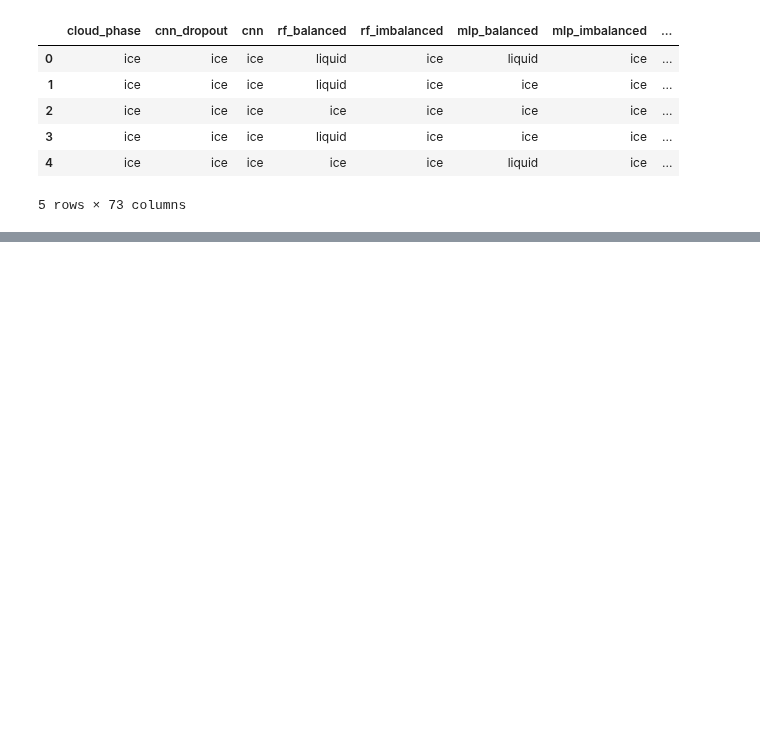
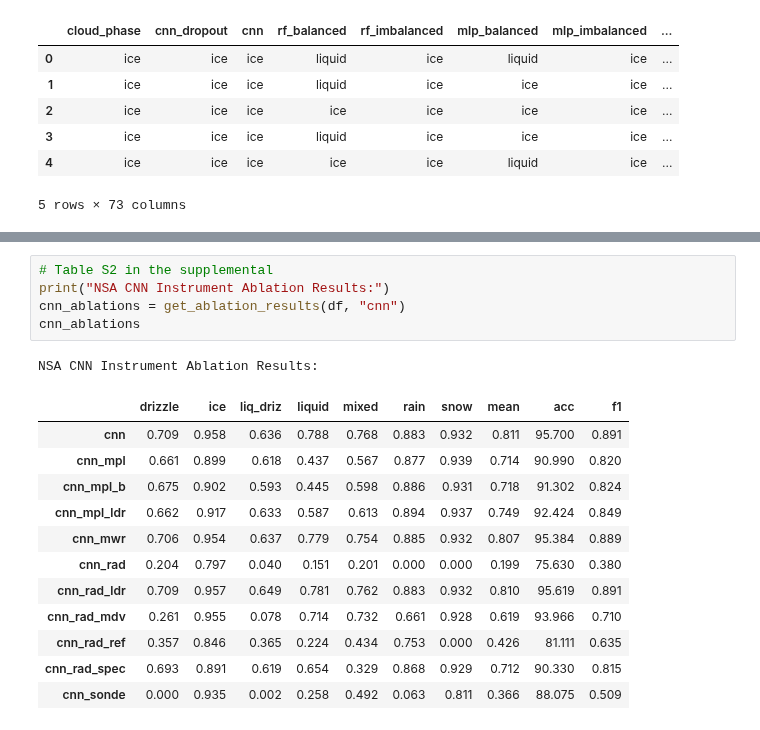
Before and after one commit to maxwelllevin/cloudphase-ml-amt, a Jupyter notebook: src/analysis/ablation.ipynb, the cells around one changed output, grey strips where cells are left out. Cells and saved outputs as stored; diff of their text form; blank space fills up the shorter version.

```diff
--- a/src/analysis/ablation.ipynb
+++ b/src/analysis/ablation.ipynb
@@ -332,0 +107,19 @@ Name: cloud_phase, dtype: float64
+# %%
+# Table S2 in the supplemental
+print("NSA CNN Instrument Ablation Results:")
+cnn_ablations = get_ablation_results(df, "cnn")
+cnn_ablations
+# %% [output]
+NSA CNN Instrument Ablation Results:
+|  | drizzle | ice | liq_driz | liquid | mixed | rain | snow | mean | acc | f1 |
+| cnn | 0.709 | 0.958 | 0.636 | 0.788 | 0.768 | 0.883 | 0.932 | 0.811 | 95.700 | 0.891 |
+| cnn_mpl | 0.661 | 0.899 | 0.618 | 0.437 | 0.567 | 0.877 | 0.939 | 0.714 | 90.990 | 0.820 |
+| cnn_mpl_b | 0.675 | 0.902 | 0.593 | 0.445 | 0.598 | 0.886 | 0.931 | 0.718 | 91.302 | 0.824 |
+| cnn_mpl_ldr | 0.662 | 0.917 | 0.633 | 0.587 | 0.613 | 0.894 | 0.937 | 0.749 | 92.424 | 0.849 |
+| cnn_mwr | 0.706 | 0.954 | 0.637 | 0.779 | 0.754 | 0.885 | 0.932 | 0.807 | 95.384 | 0.889 |
+| cnn_rad | 0.204 | 0.797 | 0.040 | 0.151 | 0.201 | 0.000 | 0.000 | 0.199 | 75.630 | 0.380 |
+| cnn_rad_ldr | 0.709 | 0.957 | 0.649 | 0.781 | 0.762 | 0.883 | 0.932 | 0.810 | 95.619 | 0.891 |
+| cnn_rad_mdv | 0.261 | 0.955 | 0.078 | 0.714 | 0.732 | 0.661 | 0.928 | 0.619 | 93.966 | 0.710 |
+| cnn_rad_ref | 0.357 | 0.846 | 0.365 | 0.224 | 0.434 | 0.753 | 0.000 | 0.426 | 81.111 | 0.635 |
+| cnn_rad_spec | 0.693 | 0.891 | 0.619 | 0.654 | 0.329 | 0.868 | 0.929 | 0.712 | 90.330 | 0.815 |
+| cnn_sonde | 0.000 | 0.935 | 0.002 | 0.258 | 0.492 | 0.063 | 0.811 | 0.366 | 88.075 | 0.509 |
```
Also changed, not shown: parts of 14 cells of this notebook, 8 other files.
